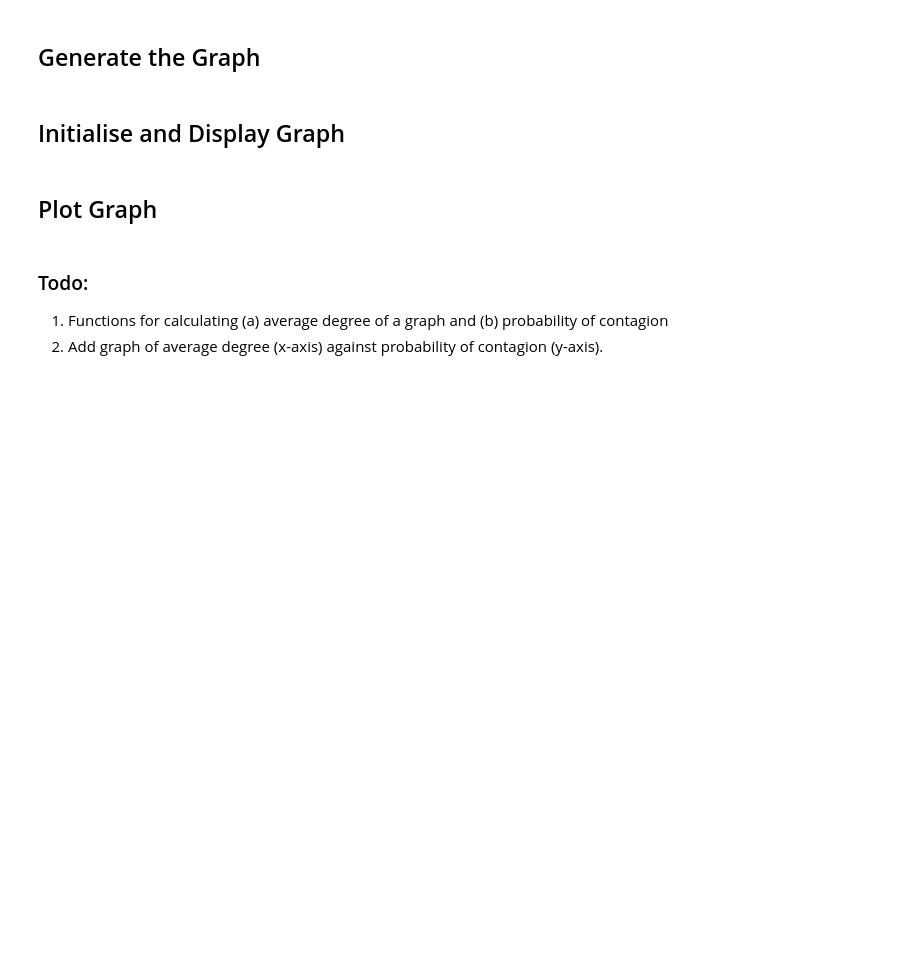
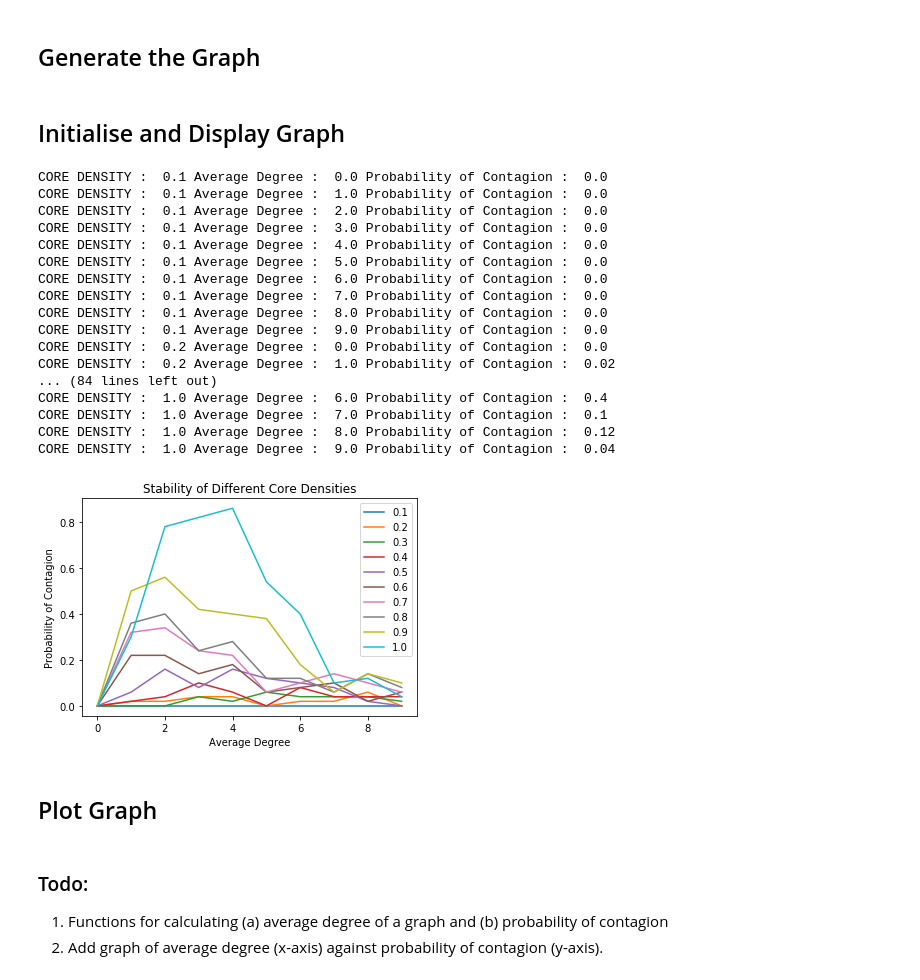
Before and after one commit to fattal28/network-simulations, a Jupyter notebook: Network Core Periphery.ipynb, the cells around one changed output. Cells and saved outputs as stored; diff of their text form; code cells hidden in the pictures; blank space fills up the shorter version.

Commit message:
edit core densities

```diff
--- a/Network Core Periphery.ipynb
+++ b/Network Core Periphery.ipynb
@@ -17,7 +17,7 @@ EXTERNAL_ASSETS = 0.8
 BANK_DEFAULTS = []
 DATA = {}
 CORE_DENSITY = 0.0
-CORE_DENSITY_LIST = [0.0,0.1,0.3,0.5,0.7,1.0]
+CORE_DENSITY_LIST = [0.1,0.2,0.3,0.4,0.5,0.6,0.7,0.8,0.9,1.0]
 # %%
 class Bank(object):
     def __init__(self, bank_id, interbank_assets=0.2, liabilities=0.96):
@@ -145,30 +145,52 @@ class Graph(object):
 # %%
 import numpy as np
 import matplotlib.pyplot as plt
 import numpy
 for density in CORE_DENSITY_LIST:
     CORE_DENSITY = density
     for i in numpy.arange(0,10,1.0):
         graph = Graph(bank_number=100, average_degree=i, iteration=50)
         graph.draw_graph()
 
     x_axis = []
     y_axis = []
 
     DATA = dict(sorted(DATA.items()))
     for key, value in DATA.items():
         x_axis.append(float(key))
         y_axis.append(float(value))
 
     x_axis = np.array(x_axis)
     y_axis = np.array(y_axis)
 
     # plt.scatter(x_axis, y_axis)
+    plt.xlabel("Average Degree")
+    plt.ylabel("Probability of Contagion")
+    plt.title("Stability of Different Core Densities")
     plt.plot(x_axis, y_axis)
-    plt.legend([0.0,0.1,0.3,0.5,0.7,1.0])
+    plt.legend(CORE_DENSITY_LIST)
     DATA = {}
     BANK_DEFAULTS = []
 plt.show()
+# %% [output]
+CORE DENSITY :  0.1 Average Degree :  0.0 Probability of Contagion :  0.0
+CORE DENSITY :  0.1 Average Degree :  1.0 Probability of Contagion :  0.0
+CORE DENSITY :  0.1 Average Degree :  2.0 Probability of Contagion :  0.0
+CORE DENSITY :  0.1 Average Degree :  3.0 Probability of Contagion :  0.0
+CORE DENSITY :  0.1 Average Degree :  4.0 Probability of Contagion :  0.0
+CORE DENSITY :  0.1 Average Degree :  5.0 Probability of Contagion :  0.0
+CORE DENSITY :  0.1 Average Degree :  6.0 Probability of Contagion :  0.0
+CORE DENSITY :  0.1 Average Degree :  7.0 Probability of Contagion :  0.0
+CORE DENSITY :  0.1 Average Degree :  8.0 Probability of Contagion :  0.0
+CORE DENSITY :  0.1 Average Degree :  9.0 Probability of Contagion :  0.0
+CORE DENSITY :  0.2 Average Degree :  0.0 Probability of Contagion :  0.0
+CORE DENSITY :  0.2 Average Degree :  1.0 Probability of Contagion :  0.02
+... (84 lines left out)
+CORE DENSITY :  1.0 Average Degree :  6.0 Probability of Contagion :  0.4
+CORE DENSITY :  1.0 Average Degree :  7.0 Probability of Contagion :  0.1
+CORE DENSITY :  1.0 Average Degree :  8.0 Probability of Contagion :  0.12
+CORE DENSITY :  1.0 Average Degree :  9.0 Probability of Contagion :  0.04
+[figure, added]
 # %% [markdown]
 ## Plot Graph
 # %% [markdown]
```
